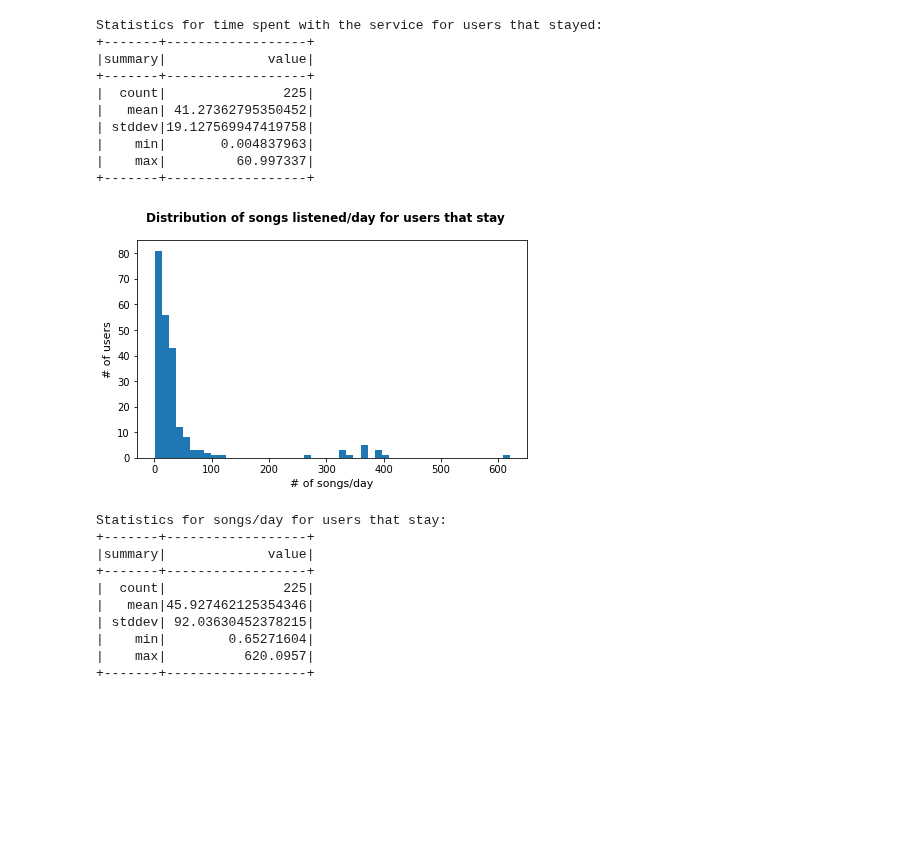
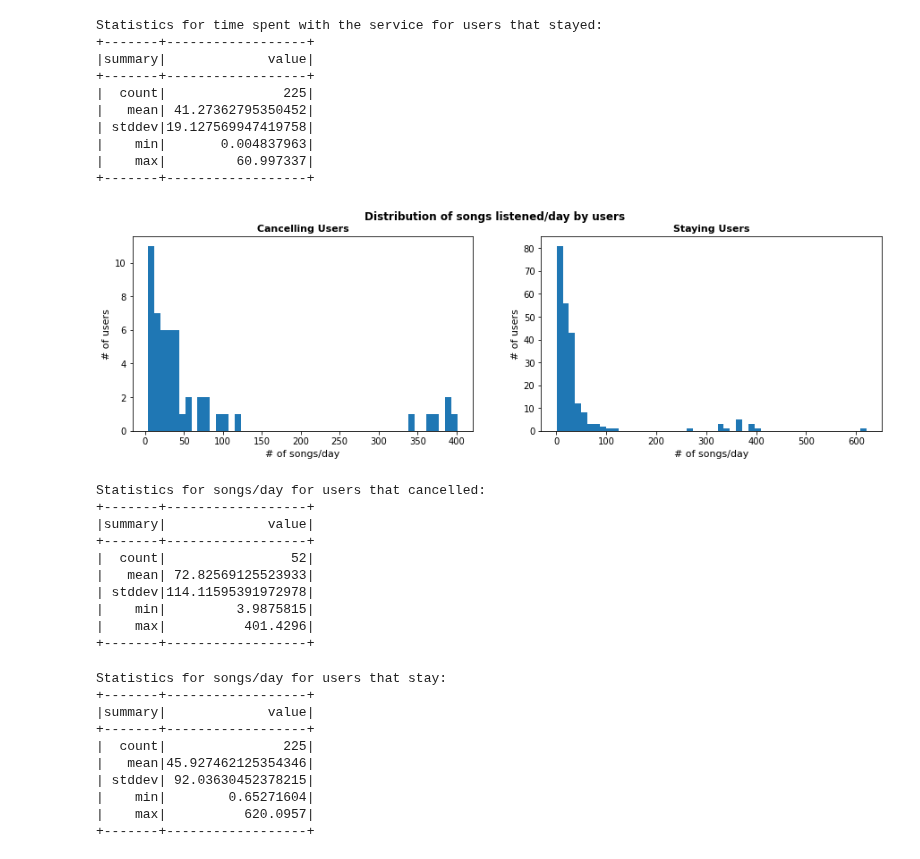
Before and after one commit to russom/DSND-Capstone, a Jupyter notebook: notebooks/Sparkify-project-local.ipynb, the cells around one changed output. Drawn from its saved outputs; the diff is of its cells as text; code cells hidden in the pictures; blank space fills up the shorter version.

```diff
--- a/notebooks/Sparkify-project-local.ipynb
+++ b/notebooks/Sparkify-project-local.ipynb
@@ -302,15 +276,39 @@ Statistics for time spent with the service for users that stayed:
 |    max|         60.997337|
 +-------+------------------+
 # %%
-# Plot histogram for the songs
-fig = plt.figure(figsize=(7, 4))
-fig.suptitle('Distribution of songs listened/day for users that stay', fontsize=12, fontweight='bold')
+# Plot histogram for songs
+fig, (ax1, ax2) = plt.subplots(1, 2)
 
-plt.hist(num_songs_staying, bins=50);
-plt.xlabel('# of songs/day', fontsize=11)
-plt.ylabel('# of users', fontsize=11);
+fig.suptitle('Distribution of songs listened/day by users', fontsize=12, fontweight='bold')
+fig.set_figheight(4)
+fig.set_figwidth(15)
+
+ax1.hist(num_songs_cancelled, bins=50)
+ax1.set_xlabel('# of songs/day', fontsize=11)
+ax1.set_ylabel('# of users', fontsize=11)
+ax1.set_title('Cancelling Users', fontsize=11,fontweight='bold')
+
+ax2.hist(num_songs_staying, bins=50)
+ax2.set_xlabel('# of songs/day', fontsize=11)
+ax2.set_ylabel('# of users', fontsize=11)
+ax2.set_title('Staying Users', fontsize=11,fontweight='bold');
 # %% [output]
-[figure, old version]
+[figure, new version]
+# %%
+# Look at the statistics
+print('Statistics for songs/day for users that cancelled:')
+spark.createDataFrame(num_songs_cancelled, FloatType()).describe().show()
+# %% [output]
+Statistics for songs/day for users that cancelled:
++-------+------------------+
+|summary|             value|
++-------+------------------+
+|  count|                52|
+|   mean| 72.82569125523933|
+| stddev|114.11595391972978|
+|    min|         3.9875815|
+|    max|          401.4296|
++-------+------------------+
 # %%
 # Look at the statistics
 print('Statistics for songs/day for users that stay:')
```
Also changed, not shown: parts of 16 cells of this notebook.
